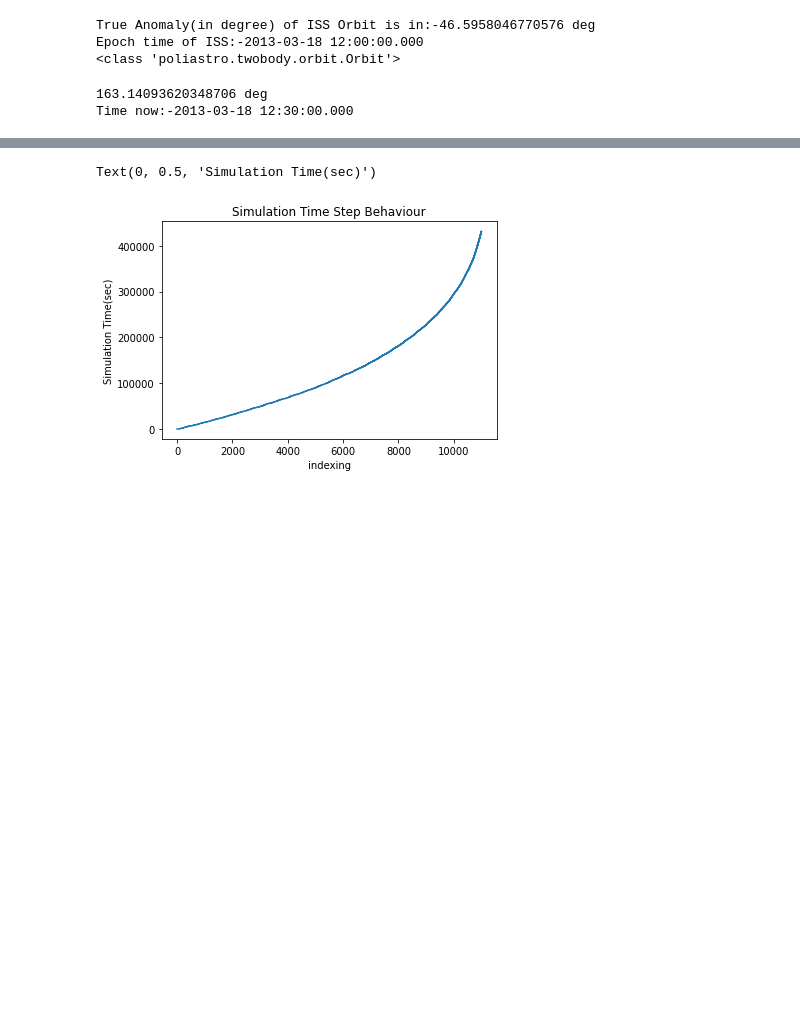
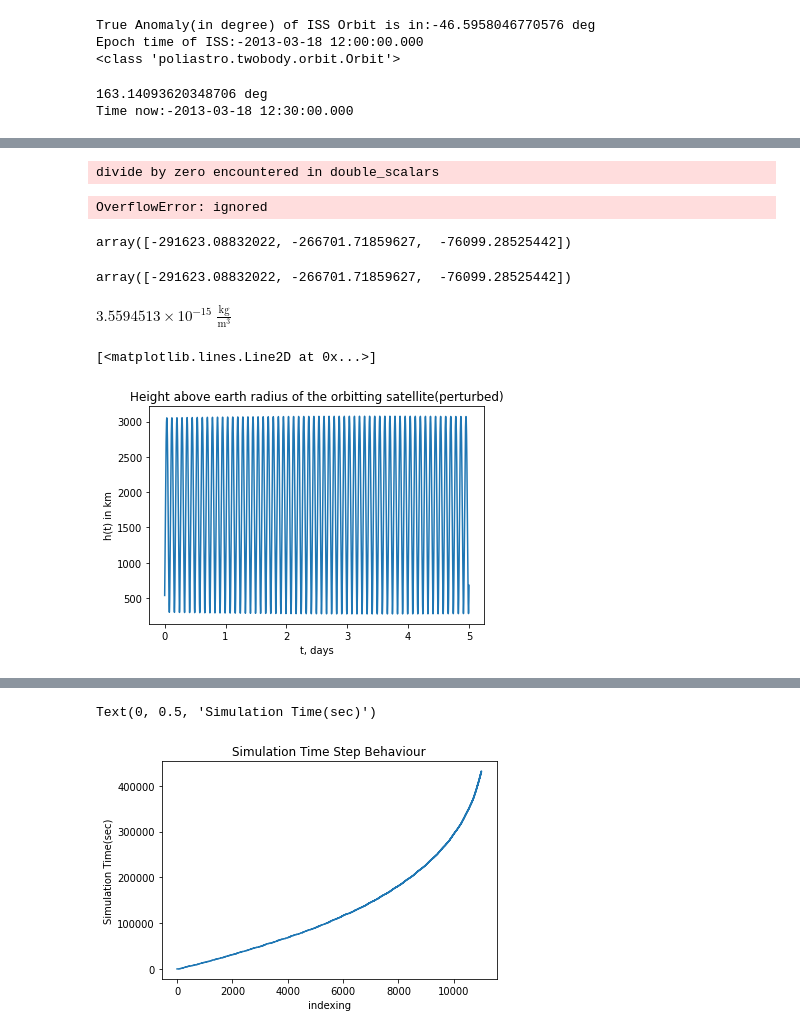
Before and after one commit to edygordo/Algorithms, a Jupyter notebook: Polyastro.ipynb, the cells around one changed output, grey strips where cells are left out. Cells and saved outputs as stored; diff of their text form; code cells hidden in the pictures; blank space fills up the shorter version.

```diff
--- a/Polyastro.ipynb
+++ b/Polyastro.ipynb
@@ -78,0 +146,22 @@ Time now:-2013-03-18 12:30:00.000
+# %%
+# Creating a moon Ephemeris interpolater function
+# Building Moon Ephemeris Data prior to adding third body perturbation
+solar_system_ephemeris.set("de432s") # database keeping positions of bodies in Solar system over time
+epoch = Time(my_satellite.epoch.jd, format="jd", scale="tdb") # setting the exact event date is important, format = julian Date,  Barycentric Dynamical Time (TDB)
+                                                      # The time scale (or time standard) is “a specification for measuring time: either the rate at which time passes; or points in time; or both
+                                                      # Julian Date time format. This represents the number of days since the beginning of the Julian Period. For example, 2451544.5 in JD is midnight on January 1, 2000.
+# body_r returns a CartesianRepresentation of the barycentric position of a body(Moon in our case) (i.e., in the ICRS frame)
+body_r = build_ephem_interpolant(Moon, 28 * u.day, (epoch.value * u.day, epoch.value * u.day + 5 * u.day), rtol=1e-5) # (initial and final epoch)
+# 1:42 execution time
+# %%
+# Creating a moon Ephemeris interpolater function
+# Building Moon Ephemeris Data prior to adding third body perturbation
+solar_system_ephemeris.set("de432s") # database keeping positions of bodies in Solar system over time
+epoch = Time(my_satellite.epoch.jd, format="jd", scale="tdb") # setting the exact event date is important, format = julian Date,  Barycentric Dynamical Time (TDB)
+                                                      # The time scale (or time standard) is “a specification for measuring time: either the rate at which time passes; or points in time; or both
+                                                      # Julian Date time format. This represents the number of days since the beginning of the Julian Period. For example, 2451544.5 in JD is midnight on January 1, 2000.
+# body_r returns a CartesianRepresentation of the barycentric position of a body(Moon in our case) (i.e., in the ICRS frame)
+body_s = build_ephem_interpolant(Sun, 28 * u.day, (epoch.value * u.day, epoch.value * u.day + 5 * u.day), rtol=1e-5) # (initial and final epoch)
+# %% [output]
+divide by zero encountered in double_scalars
+OverflowError: ignored
@@ -79 +190,9 @@ Time now:-2013-03-18 12:30:00.000
+# %%
+body_r(1) # with 28 days orbital period
+# %% [output]
+array([-291623.08832022, -266701.71859627,  -76099.28525442])
+# %%
+body_r(1) # with 400 days orbital period
+# %% [output]
+array([-291623.08832022, -266701.71859627,  -76099.28525442])
 # %%
@@ -125,0 +286,28 @@ Propagated_eccentricity = Propagated_satellite.ecc
+# %%
+from poliastro.earth.atmosphere import COESA76
+COESA76().density(alt=1000*u.km)
+# %% [output]
+$3.5594513 \times 10^{-15} \; \mathrm{\frac{kg}{m^{3}}}$
+# %%
+tofs = TimeDelta(np.linspace(0 * u.d, 5 * u.d, num=31184))
+my_satellite_propagated = propagate(
+    my_satellite,
+    tofs,
+    method=cowell,
+    f=f,
+)
+# %%
+# Height Check during propagation of satellite
+plt.title('Height above earth radius of the orbitting satellite(perturbed)')
+plt.ylabel("h(t) in km")
+plt.xlabel("t, days")
+tofs = TimeDelta(np.linspace(0 * u.h, 5 * u.d, num=31184))
+
+height = (my_satellite_propagated.norm().value - Earth.R.to_value(unit=u.km))
+
+plt.plot(tofs.value, height)
+#plt.savefig('Height Of Satellite Perturbed.jpg')
+#files.download('Height Of Satellite Perturbed.jpg')
+# %% [output]
+[<matplotlib.lines.Line2D at 0x...>]
+[figure, added]
```
Also changed, not shown: parts of 23 cells of this notebook.
